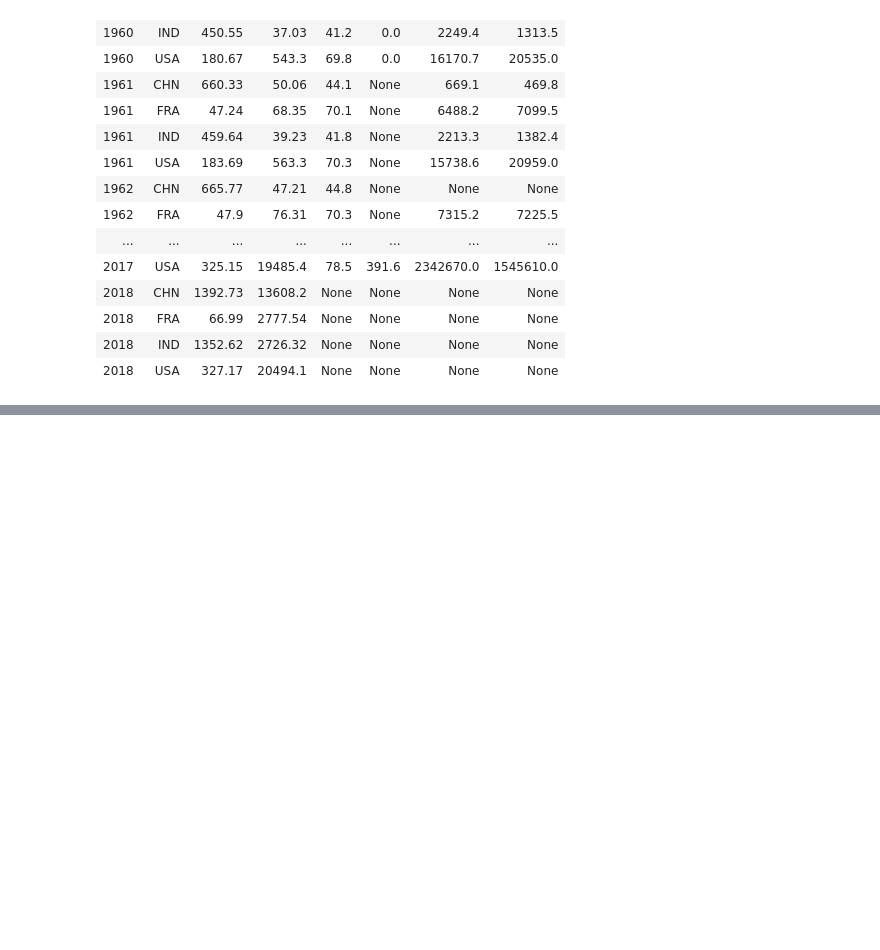
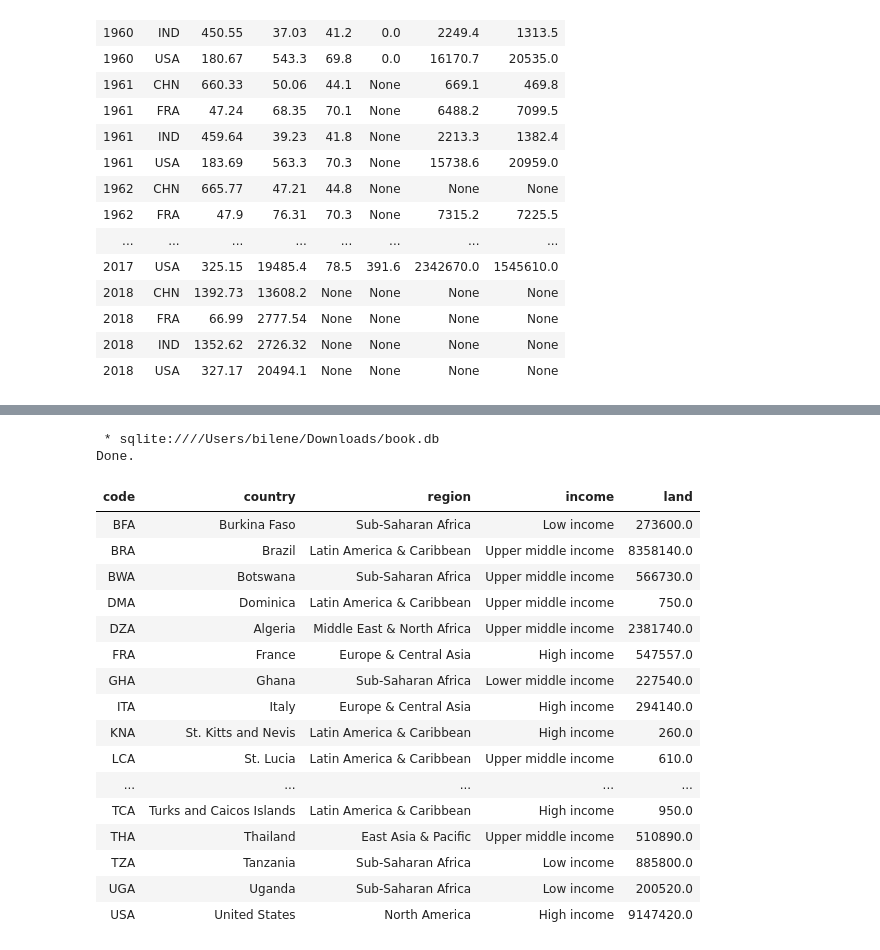
Before and after one commit to ernbilen/Data200_Fall23, a Jupyter notebook: notes/in-class/intro-to-sql.ipynb, the cells around one changed output, grey strips where cells are left out. Cells and saved outputs as stored; diff of their text form; code cells hidden in the pictures; blank space fills up the shorter version.

```diff
--- a/notes/in-class/intro-to-sql.ipynb
+++ b/notes/in-class/intro-to-sql.ipynb
@@ -162,0 +235,25 @@ Done.
+# %%
+%%sql
+-- Return the countries whose code ends with "A"
+SELECT * FROM countries
+WHERE code LIKE '__A'
+# %% [output]
+ * sqlite:////Users/bilene/Downloads/book.db
+Done.
+| code | country | region | income | land |
+| BFA | Burkina Faso | Sub-Saharan Africa | Low income | 273600.0 |
+| BRA | Brazil | Latin America & Caribbean | Upper middle income | 8358140.0 |
+| BWA | Botswana | Sub-Saharan Africa | Upper middle income | 566730.0 |
+| DMA | Dominica | Latin America & Caribbean | Upper middle income | 750.0 |
+| DZA | Algeria | Middle East & North Africa | Upper middle income | 2381740.0 |
+| FRA | France | Europe & Central Asia | High income | 547557.0 |
+| GHA | Ghana | Sub-Saharan Africa | Lower middle income | 227540.0 |
+| ITA | Italy | Europe & Central Asia | High income | 294140.0 |
+| KNA | St. Kitts and Nevis | Latin America & Caribbean | High income | 260.0 |
+| LCA | St. Lucia | Latin America & Caribbean | Upper middle income | 610.0 |
+| ... | ... | ... | ... | ... |
+| TCA | Turks and Caicos Islands | Latin America & Caribbean | High income | 950.0 |
+| THA | Thailand | East Asia & Pacific | Upper middle income | 510890.0 |
+| TZA | Tanzania | Sub-Saharan Africa | Low income | 885800.0 |
+| UGA | Uganda | Sub-Saharan Africa | Low income | 200520.0 |
+| USA | United States | North America | High income | 9147420.0 |
```
Also changed, not shown: parts of 17 cells of this notebook.
